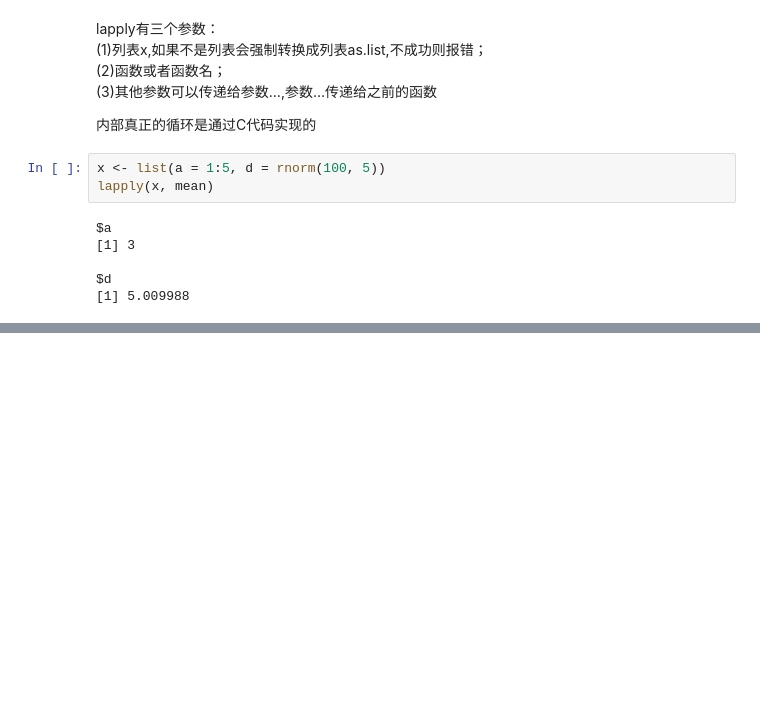
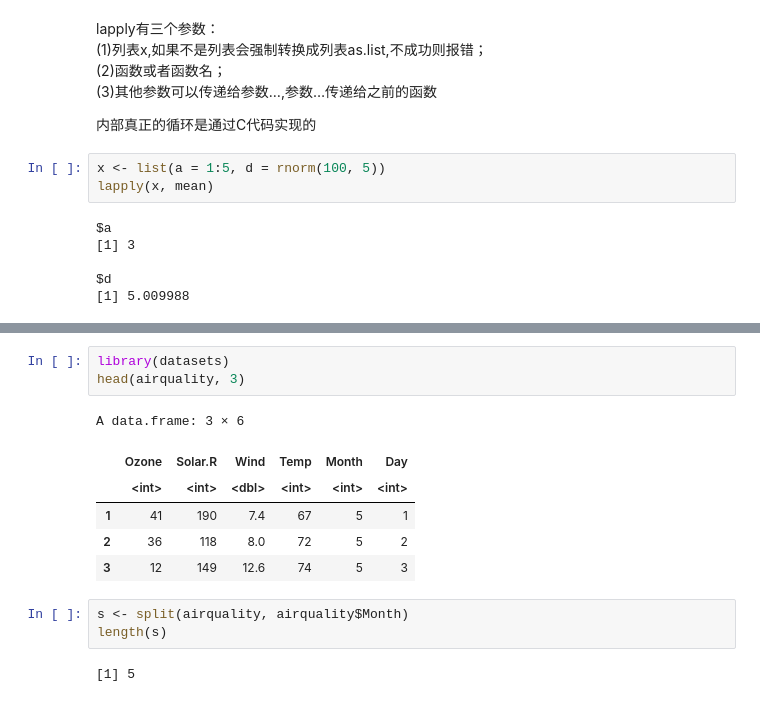
Before and after one commit to daiyizheng/DL, a Jupyter notebook: 97-bioinformatics/R_project/R_base/循环函数.ipynb, the cells around one changed output, grey strips where cells are left out. Cells and saved outputs as stored; diff of their text form; blank space fills up the shorter version.

```diff
--- a/97-bioinformatics/R_project/R_base/循环函数.ipynb
+++ b/97-bioinformatics/R_project/R_base/循环函数.ipynb
@@ -51,0 +372,15 @@ lapply(x, runif)
+# %%
+library(datasets)
+head(airquality, 3)
+# %% [output]
+A data.frame: 3 × 6
+|  | Ozone | Solar.R | Wind | Temp | Month | Day |
+|  | <int> | <int> | <dbl> | <int> | <int> | <int> |
+| 1 | 41 | 190 | 7.4 | 67 | 5 | 1 |
+| 2 | 36 | 118 | 8.0 | 72 | 5 | 2 |
+| 3 | 12 | 149 | 12.6 | 74 | 5 | 3 |
+# %%
+s <- split(airquality, airquality$Month)
+length(s)
+# %% [output]
+[1] 5
```
Also changed, not shown: parts of 43 cells of this notebook, 6 other files.
